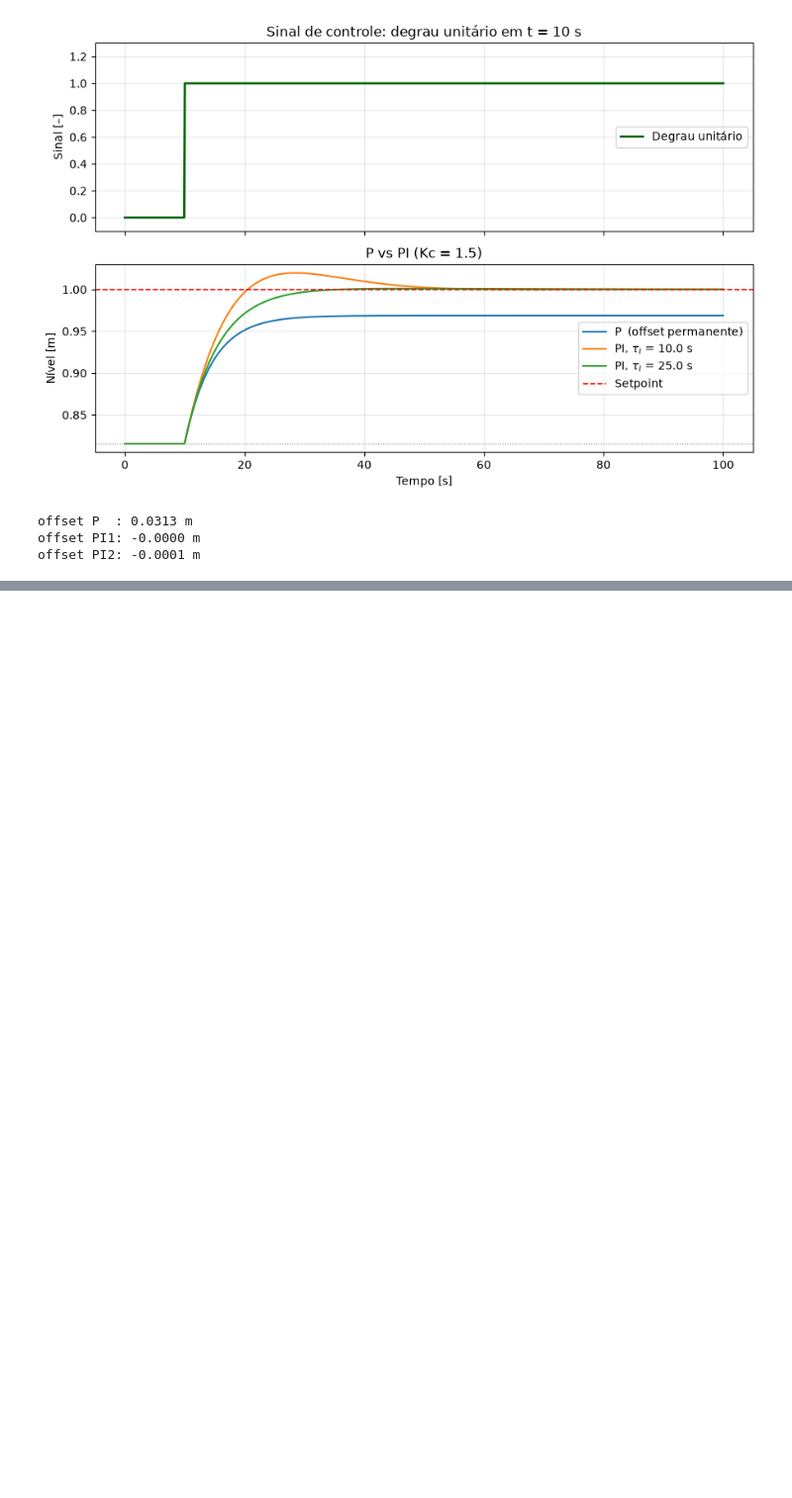
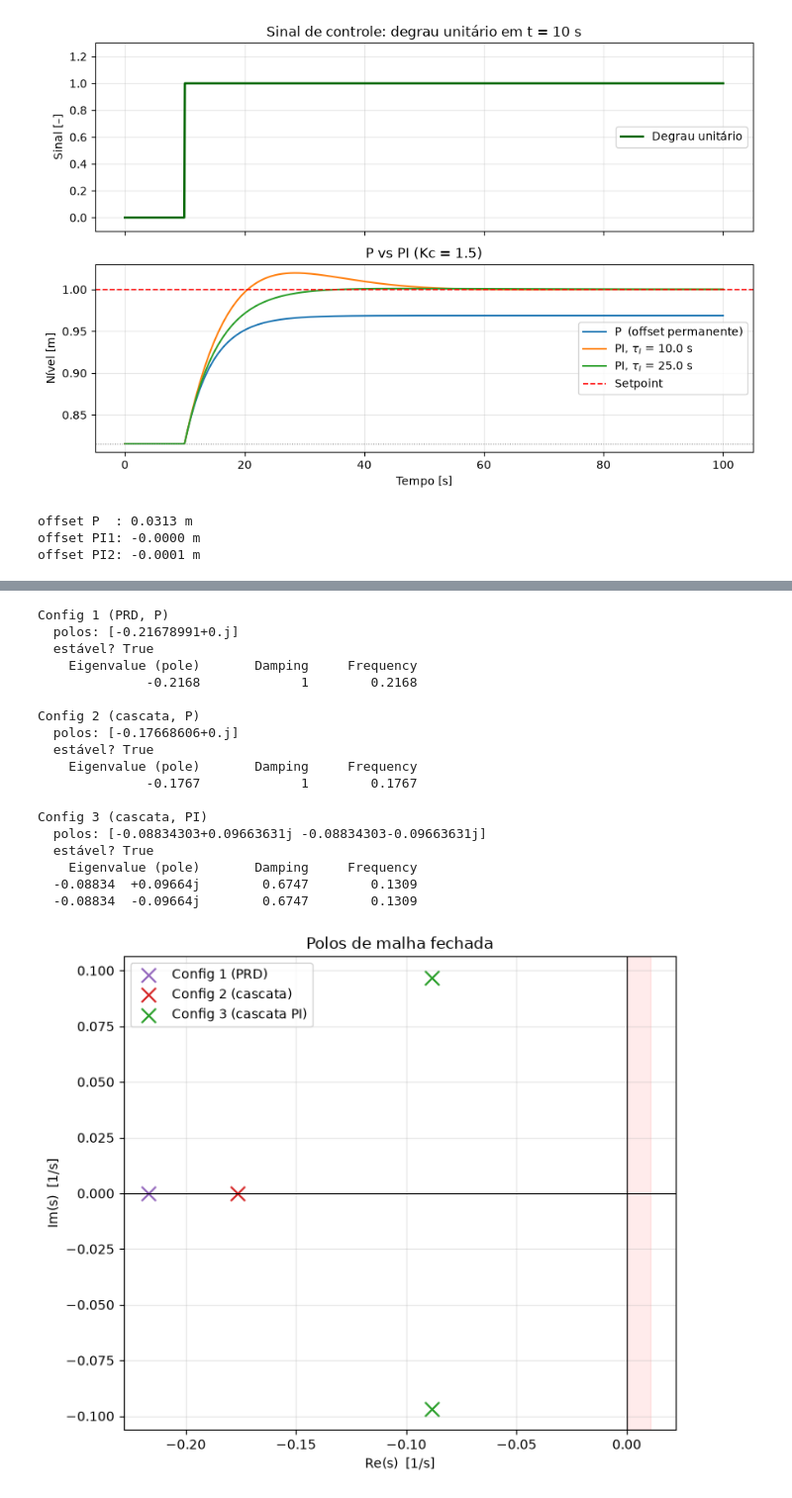
Before and after one commit to Gabriel-dotcom-code/Graduate_Courses, a Jupyter notebook: Process_Control_Studies/Tanque_simples.ipynb, the cells around one changed output, grey strips where cells are left out. Shown at 99% size. Cells and saved outputs as stored; diff of their text form; code cells hidden in the pictures; blank space fills up the shorter version.

```diff
--- a/Process_Control_Studies/Tanque_simples.ipynb
+++ b/Process_Control_Studies/Tanque_simples.ipynb
@@ -401,0 +561,43 @@ offset PI2: -0.0001 m
+# %%
+# ---- Análise de polos: Config 1 vs Config 2 ----
+cfg1 = ct.feedback(-1.5*G2s, 1, sign=-1)
+cfg2 = ct.feedback(-0.1*G3s, 1, sign=-1)
+cfg3 = ct.feedback(-0.1*ct.tf([10, 1], [10, 0])*G3s, 1, sign=-1)
+
+for nome, sys in [('Config 1 (PRD, P)', cfg1), ('Config 2 (cascata, P)', cfg2), ('Config 3 (cascata, PI)', cfg3)]:
+    print(f'\n{nome}')
+    print('  polos:', ct.poles(sys))
+    print('  estável?', bool(np.all(np.real(ct.poles(sys)) < 0)))
+    ct.damp(sys, doprint=True)
+
+plt.figure(figsize=(7,6))
+p1 = ct.poles(cfg1); p2 = ct.poles(cfg2); p3 = ct.poles(cfg3)
+plt.scatter(np.real(p1), np.imag(p1), s=120, marker='x', color='tab:purple', label='Config 1 (PRD)')
+plt.scatter(np.real(p2), np.imag(p2), s=120, marker='x', color='tab:red',    label='Config 2 (cascata)')
+plt.scatter(np.real(p3), np.imag(p3), s=120, marker='x', color='tab:green',  label='Config 3 (cascata PI)')
+
+plt.axvline(0, color='k', lw=.8); plt.axhline(0, color='k', lw=.8)
+plt.axvspan(0, plt.xlim()[1] if plt.xlim()[1]>0 else 0.05, alpha=0.08, color='red')  # semiplano instável
+plt.xlabel('Re(s)  [1/s]'); plt.ylabel('Im(s)  [1/s]')
+plt.title('Polos de malha fechada') # quanto mais à esquerda, mais rápido/estável
+plt.legend(); plt.grid(alpha=.3); plt.tight_layout(); plt.show()
+# %% [output]
+Config 1 (PRD, P)
+  polos: [-0.21678991+0.j]
+  estável? True
+    Eigenvalue (pole)       Damping     Frequency
+              -0.2168             1        0.2168
+
+Config 2 (cascata, P)
+  polos: [-0.17668606+0.j]
+  estável? True
+    Eigenvalue (pole)       Damping     Frequency
+              -0.1767             1        0.1767
+
+Config 3 (cascata, PI)
+  polos: [-0.08834303+0.09663631j -0.08834303-0.09663631j]
+  estável? True
+    Eigenvalue (pole)       Damping     Frequency
+  -0.08834  +0.09664j        0.6747        0.1309
+  -0.08834  -0.09664j        0.6747        0.1309
+[figure, added]
```
Also changed, not shown: parts of 15 cells of this notebook.
